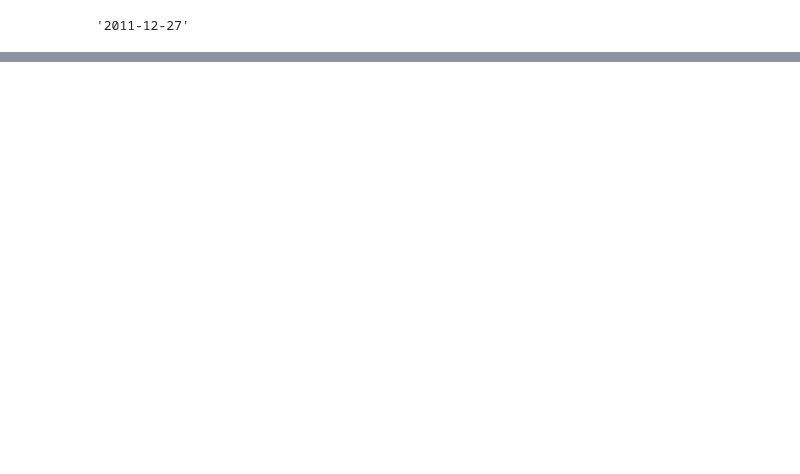
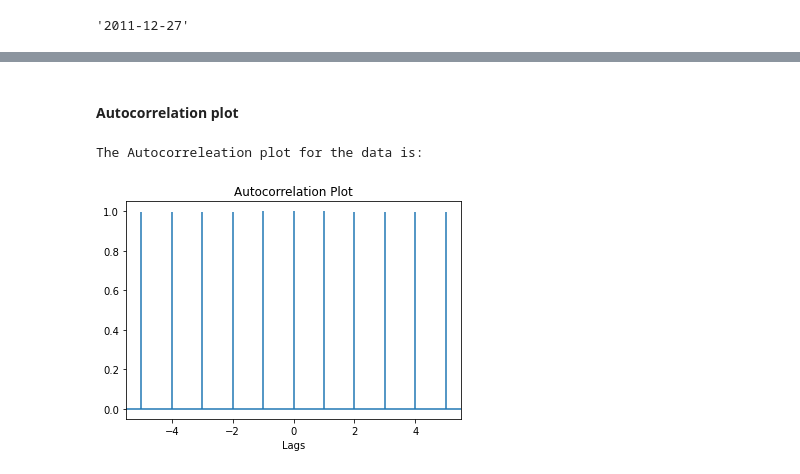
Before and after one commit to chocochip13/stock-price, a Jupyter notebook: notebooks/EDA.ipynb, the cells around one changed output, grey strips where cells are left out. Cells and saved outputs as stored; diff of their text form; code cells hidden in the pictures; blank space fills up the shorter version.

```diff
--- a/notebooks/EDA.ipynb
+++ b/notebooks/EDA.ipynb
@@ -133,0 +137,19 @@ SyntaxError: invalid syntax (<ipython-input-101-a6881b3d146f>, line 3)
+# %% [markdown]
+#### Autocorrelation plot
+# %%
+plt.title("Autocorrelation Plot")
+
+# Providing x-axis name.
+plt.xlabel("Lags")
+
+# Plotting the Autocorreleation plot.
+plt.acorr(X_train['Close'], maxlags = 5)
+
+# Displaying the plot.
+print("The Autocorreleation plot for the data is:")
+#plt.grid(True)
+
+plt.show()
+# %% [output]
+The Autocorreleation plot for the data is:
+[figure, added]
```
Also changed, not shown: parts of 24 cells of this notebook, 1 other file.
